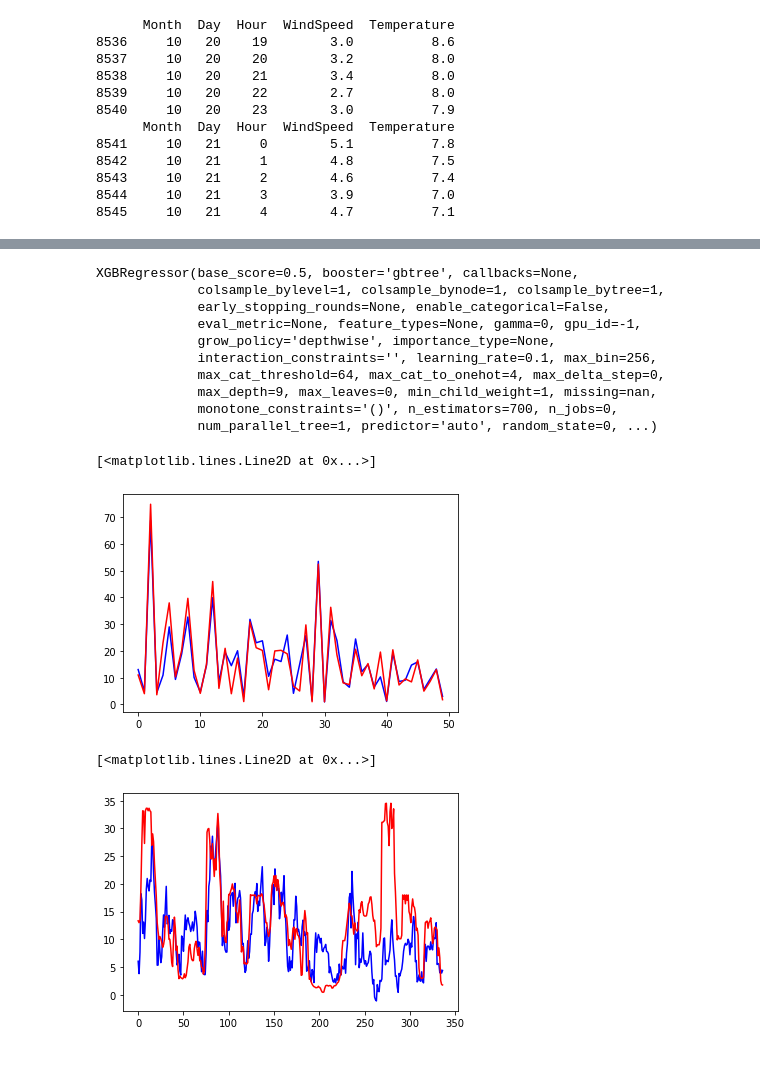
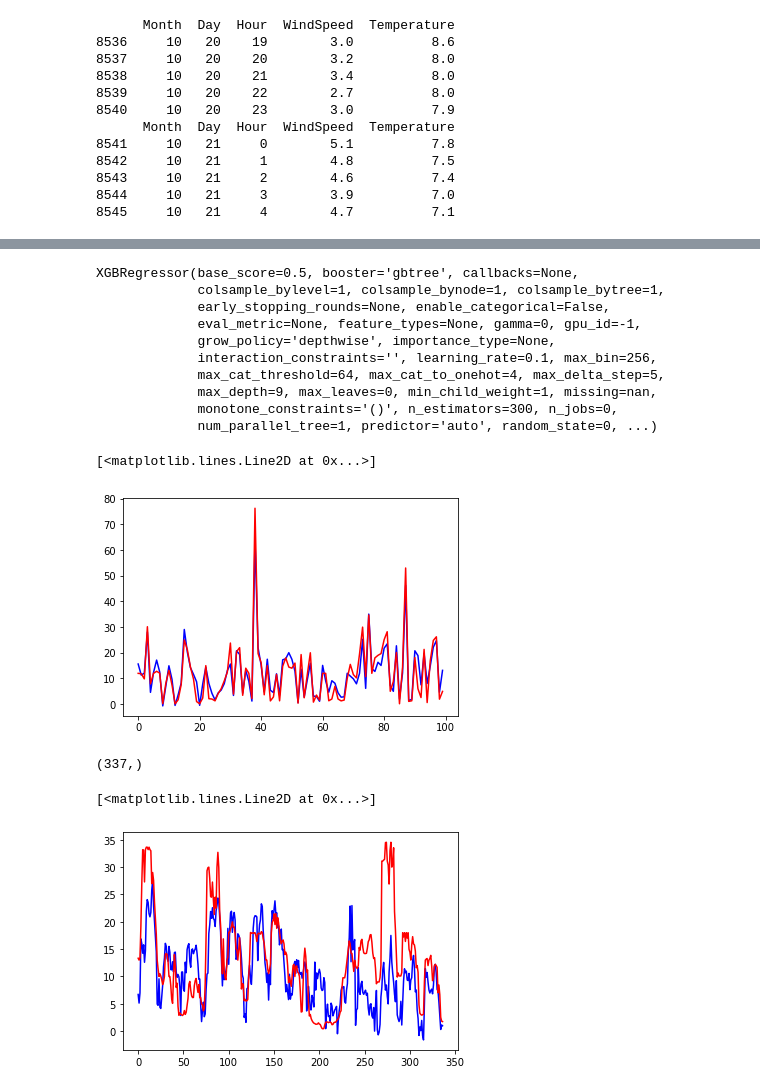
Before and after one commit to lachs1/junction-2022, a Jupyter notebook: preprocessing/ML_predictions.ipynb, the cells around one changed output, grey strips where cells are left out. Saved outputs shown, nothing was run; the diff lists cells and outputs as text; code cells hidden in the pictures; blank space fills up the shorter version.

Commit message:
randomized and grid search tests

```diff
--- a/preprocessing/ML_predictions.ipynb
+++ b/preprocessing/ML_predictions.ipynb
@@ -20,8 +22,9 @@ df.head()
 # %%
-X = df.iloc[:,3:][:8541]
-y = df.iloc[:,1][:8541]
-X_val = df.iloc[:,3:][8541:]
-y_val = df.iloc[:,1][8541:]
+split_ind = 8541
+X = df.iloc[:,3:][:split_ind]
+y = df.iloc[:,1][:split_ind]
+X_val = df.iloc[:,3:][split_ind:]
+y_val = df.iloc[:,1][split_ind:]
 # %%
 print(X.tail())
 print(X_val.head())
@@ -40,7 +43,7 @@ print(X_val.head())
 8545     10   21     4        4.7          7.1
 # %%
 X_train, X_test, y_train, y_test = train_test_split(
-    X, y, test_size=0.3, random_state=10
+    X, y, test_size=0.2, random_state=10
 )
 # %%
 regressor=xgb.XGBRegressor(eval_metric='rmsle')
@@ -75,5 +81,5 @@ The best hyperparameters are  {'n_estimators': 700, 'max_depth': 9, 'learning_ra
 # %%
-regressor=xgb.XGBRegressor(n_estimators=700, max_depth=9, learning_rate=0.1)
+regressor=xgb.XGBRegressor(n_estimators=300, max_depth=9, learning_rate=0.1, max_delta_step=5)
 regressor.fit(X_train, y_train)
 # %% [output]
 XGBRegressor(base_score=0.5, booster='gbtree', callbacks=None,
@@ -82,25 +88,29 @@ XGBRegressor(base_score=0.5, booster='gbtree', callbacks=None,
              eval_metric=None, feature_types=None, gamma=0, gpu_id=-1,
              grow_policy='depthwise', importance_type=None,
              interaction_constraints='', learning_rate=0.1, max_bin=256,
-             max_cat_threshold=64, max_cat_to_onehot=4, max_delta_step=0,
+             max_cat_threshold=64, max_cat_to_onehot=4, max_delta_step=5,
              max_depth=9, max_leaves=0, min_child_weight=1, missing=nan,
-             monotone_constraints='()', n_estimators=700, n_jobs=0,
+             monotone_constraints='()', n_estimators=300, n_jobs=0,
              num_parallel_tree=1, predictor='auto', random_state=0, ...)
 # %%
 predictions = regressor.predict(X_test)
 # %%
-plt.plot(list(predictions[500:550]), color='b')
-plt.plot(list(y_test[500:550]), color='r')
+plt.plot(list(predictions[400:500]), color='b')
+plt.plot(list(y_test[400:500]), color='r')
 # %% [output]
 [<matplotlib.lines.Line2D at 0x...>]
-[figure, old version]
+[figure, new version]
 # %%
 #valid
 
 predictions_val = regressor.predict(X_val)
+# %%
+predictions_val.shape
+# %% [output]
+(337,)
 # %%
 plt.plot(list(predictions_val), color='b')
 plt.plot(list(y_val), color='r')
 # %% [output]
 [<matplotlib.lines.Line2D at 0x...>]
-[figure, old version]
+[figure, new version]
```
Also changed, not shown: parts of 3 cells of this notebook.
